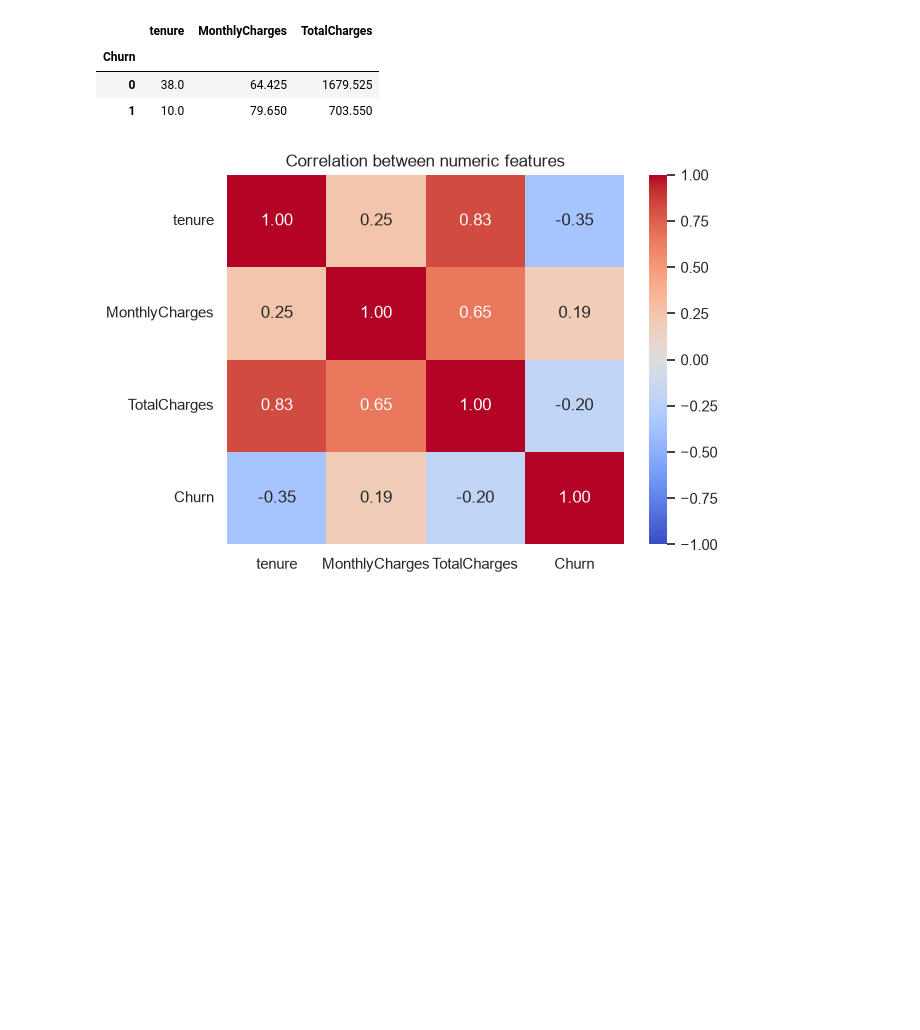
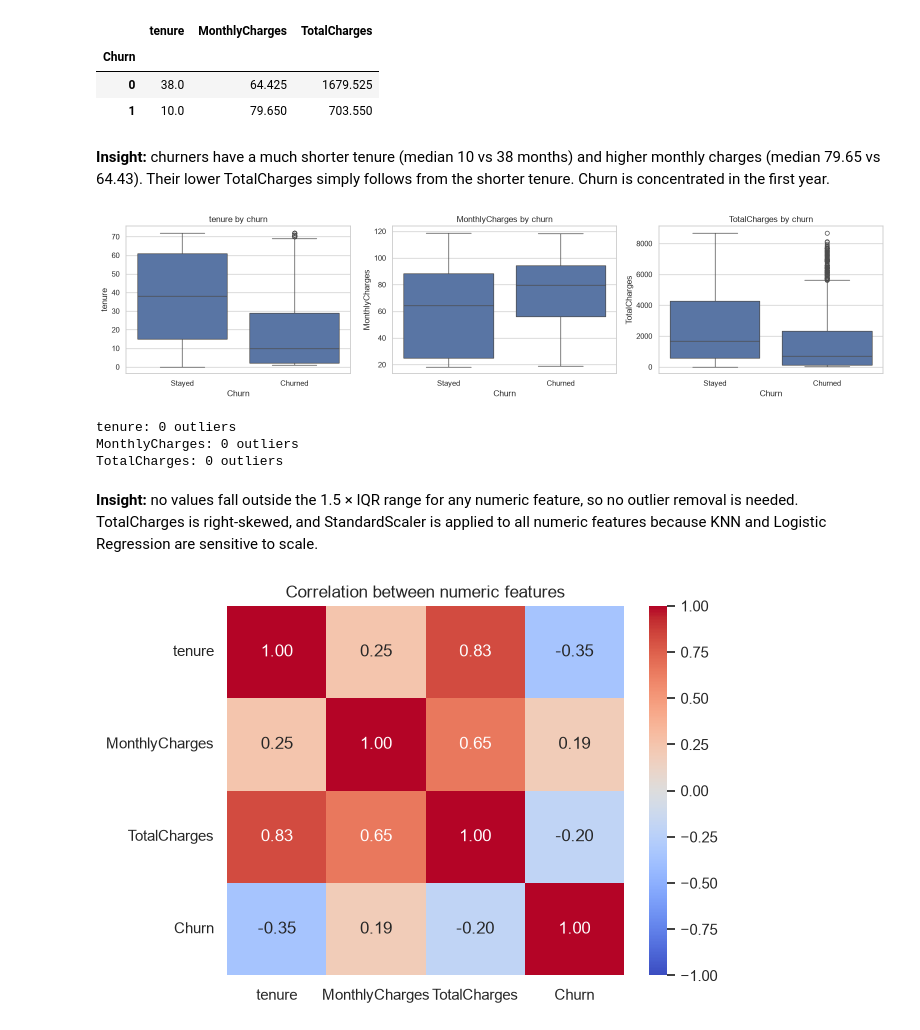
Before and after one commit to YJaruban/CW, a Jupyter notebook: churn.ipynb, the cells around one changed output. Drawn from its saved outputs; the diff is of its cells as text; code cells hidden in the pictures; blank space fills up the shorter version.

```diff
--- a/churn.ipynb
+++ b/churn.ipynb
@@ -154,6 +176,31 @@ df.groupby("Churn")[num_cols].median()
 | Churn |  |  |  |
 | 0 | 38.0 | 64.425 | 1679.525 |
 | 1 | 10.0 | 79.650 | 703.550 |
+# %% [markdown]
+**Insight:** churners have a much shorter tenure (median 10 vs 38 months) and higher monthly charges (median 79.65 vs 64.43). Their lower TotalCharges simply follows from the shorter tenure. Churn is concentrated in the first year.
+# %%
+# outlier check (IQR rule)
+fig, axes = plt.subplots(1, 3, figsize=(16, 4))
+for ax, col in zip(axes, num_cols):
+    sns.boxplot(data=df, x="Churn", y=col, ax=ax)
+    ax.set_xticks([0, 1], ["Stayed", "Churned"])
+    ax.set_title(f"{col} by churn")
+plt.tight_layout()
+plt.savefig("figures/03b_boxplots.png", dpi=150, bbox_inches="tight")
+plt.show()
+
+for col in num_cols:
+    q1, q3 = df[col].quantile([0.25, 0.75])
+    iqr = q3 - q1
+    n_out = ((df[col] < q1 - 1.5 * iqr) | (df[col] > q3 + 1.5 * iqr)).sum()
+    print(f"{col}: {n_out} outliers")
+# %% [output]
+[figure, added]
+tenure: 0 outliers
+MonthlyCharges: 0 outliers
+TotalCharges: 0 outliers
+# %% [markdown]
+**Insight:** no values fall outside the 1.5 × IQR range for any numeric feature, so no outlier removal is needed. TotalCharges is right-skewed, and StandardScaler is applied to all numeric features because KNN and Logistic Regression are sensitive to scale.
 # %%
 # correlation heatmap
 corr = df[num_cols + ["Churn"]].corr()
```
Also changed, not shown: parts of 23 cells of this notebook, 4 other files.
